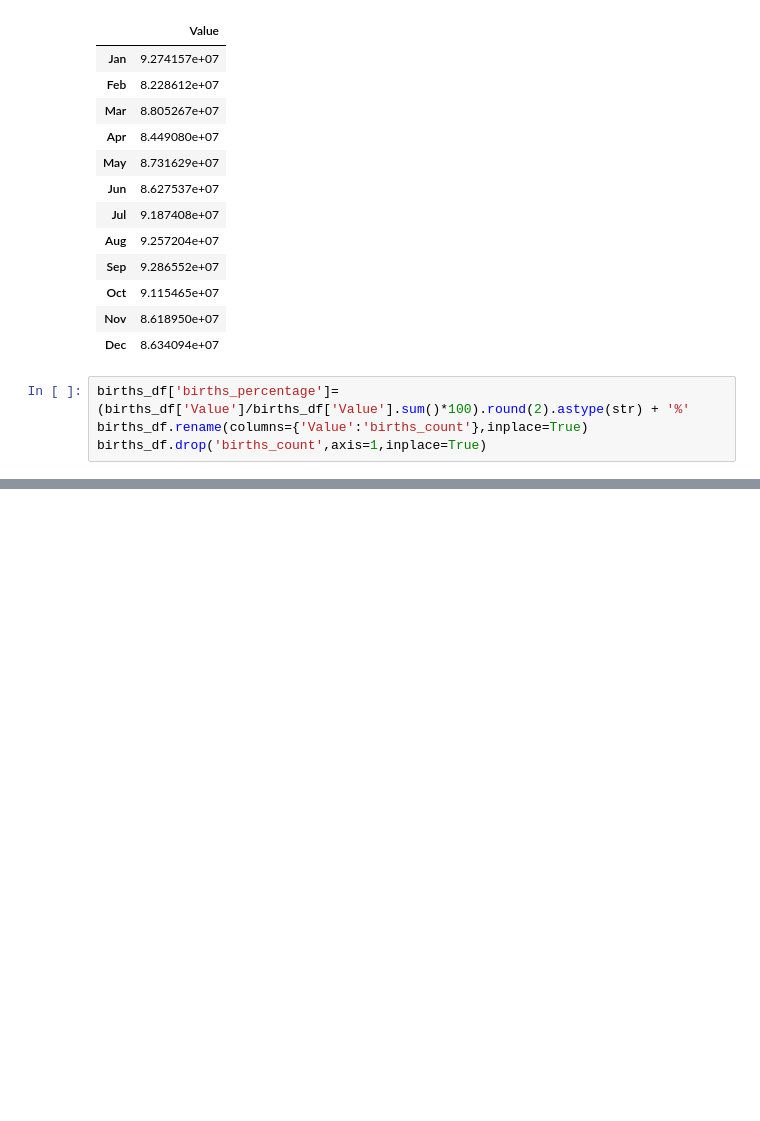
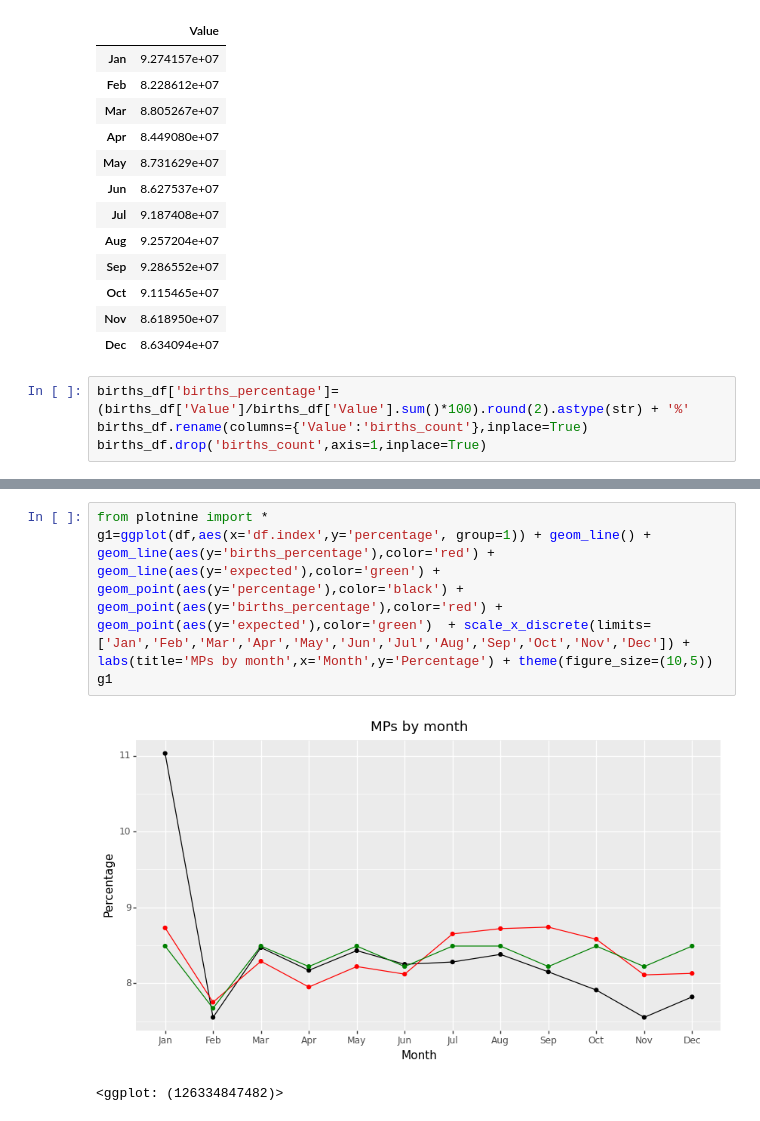
Before and after one commit to OjasSB/DS105, a Jupyter notebook: GP.ipynb, the cells around one changed output, grey strips where cells are left out. Drawn from its saved outputs; the diff is of its cells as text; blank space fills up the shorter version.

Commit message:
Plotting + Remove Jan skew using pandas

```diff
--- a/GP.ipynb
+++ b/GP.ipynb
@@ -250,0 +250,7 @@ from plotnine import *
+# %%
+from plotnine import *
+g1=ggplot(df,aes(x='df.index',y='percentage', group=1)) + geom_line() + geom_line(aes(y='births_percentage'),color='red') + geom_line(aes(y='expected'),color='green') + geom_point(aes(y='percentage'),color='black') + geom_point(aes(y='births_percentage'),color='red') + geom_point(aes(y='expected'),color='green')  + scale_x_discrete(limits=['Jan','Feb','Mar','Apr','May','Jun','Jul','Aug','Sep','Oct','Nov','Dec']) + labs(title='MPs by month',x='Month',y='Percentage') + theme(figure_size=(10,5))
+g1
+# %% [output]
+[figure, added]
+<ggplot: (126334847482)>
```
Also changed, not shown: parts of 10 cells of this notebook.
